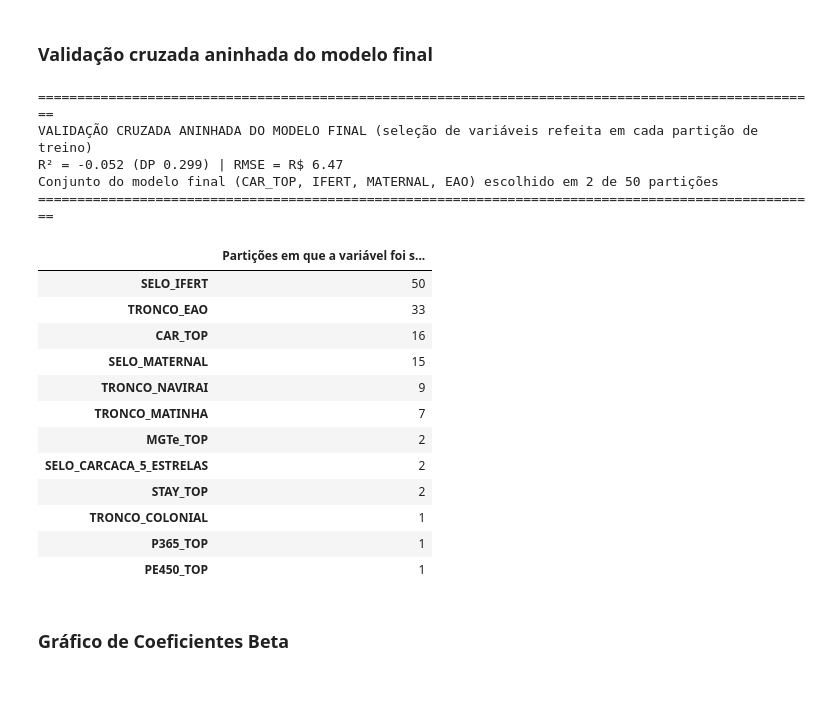
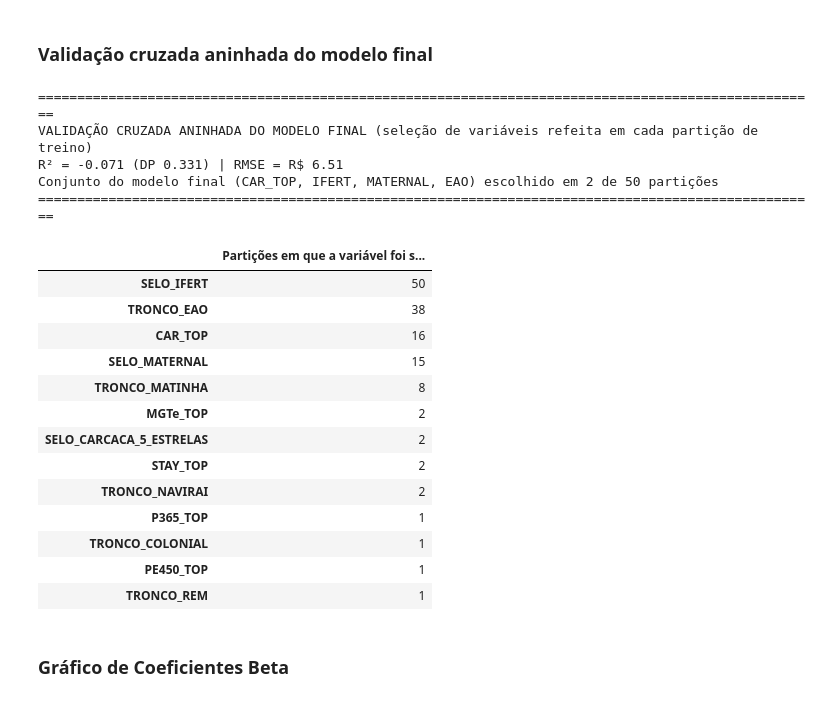
Before and after one commit to Sandro-IFTM/Rafael_Proj04, a Jupyter notebook: 13_multivariada_total.ipynb, the cells around one changed output. Saved outputs shown, nothing was run; the diff lists cells and outputs as text; code cells hidden in the pictures.

```diff
--- a/13_multivariada_total.ipynb
+++ b/13_multivariada_total.ipynb
@@ -591,6 +591,8 @@ IMPORTÂNCIA DOS ATRIBUTOS: MDI (RANKING GLOBAL) x PERMUTAÇÃO (DADOS DE TESTE)
 #   no Random Forest) e depois avaliadas na validação cruzada acima: o R² fora da amostra fica otimista, porque a
 #   seleção já "viu" os touros de teste. Aqui a mesma regra de seleção é refeita DENTRO de cada partição de treino,
 #   com as mesmas 50 partições (5 x 10, random_state=42), e o modelo escolhido é avaliado nos touros de teste.
+#   Ajuste de 15/10/2026 (ver N_MIN abaixo): R² de -5,2% para -7,1% e RMSE de R$ 6,47 para R$ 6,51; IFERT continua
+#   em 50 partições, MATERNAL em 15 e o conjunto do modelo final em 2; Naviraí cai de 9 para 2 partições.
 from collections import Counter
 from sklearn.metrics import r2_score, mean_squared_error
 
@@ -598,54 +600,65 @@ DEPS_SEL = DEPS_TODAS
 SELOS_SEL = list(SELOS_MODELO.keys())
 LIN_SEL = list(troncos.keys())
 
+# Revisão v8 (out/2026): selos e linhagens com menos de N_MIN touros na partição de treino ficam fora da seleção. Com
+#   1 touro, a alavancagem é 1 e o erro-padrão HC3 divide por zero (aviso "divide by zero"); com 2, fica instável e o
+#   p-valor pode sair artificialmente baixo (Naviraí, com 3 touros na amostra, era selecionada em 9 partições).
+#   N_MIN = 3 é o mesmo mínimo de touros por grupo da Tabela 3 do artigo.
+N_MIN = 3
+
+def presentes(d_tr, grupo):
+    return [v for v in grupo if d_tr[v].sum() >= N_MIN]
+
 def seleciona_variaveis(d_tr, y_tr):
     sel = []
-    for grupo in (DEPS_SEL, SELOS_SEL):
+    for grupo in (DEPS_SEL, presentes(d_tr, SELOS_SEL)):
         m = sm.OLS(y_tr, sm.add_constant(d_tr[grupo])).fit(cov_type='HC3')
         sel += [v for v in grupo if m.pvalues[v] < 0.05]
-    m = sm.OLS(y_tr, sm.add_constant(d_tr[LIN_SEL])).fit(cov_type='HC3')
-    lin = [v for v in LIN_SEL if m.pvalues[v] < 0.05]
+    lin_ok = presentes(d_tr, LIN_SEL)
+    m = sm.OLS(y_tr, sm.add_constant(d_tr[lin_ok])).fit(cov_type='HC3')
+    lin = [v for v in lin_ok if m.pvalues[v] < 0.05]
     if not lin:  # como no artigo: sem linhagem significativa, entra a de maior importância no Random Forest
-        rf_l = RandomForestRegressor(n_estimators=500, random_state=42, max_features='sqrt', n_jobs=-1).fit(d_tr[LIN_SEL], y_tr)
-        lin = [LIN_SEL[int(np.argmax(rf_l.feature_importances_))]]
+        rf_l = RandomForestRegressor(n_estimators=500, random_state=42, max_features='sqrt', n_jobs=-1).fit(d_tr[lin_ok], y_tr)
+        lin = [lin_ok[int(np.argmax(rf_l.feature_importances_))]]
     return sel + lin
 
 r2_an, rmse_an, escolhas = [], [], []
 for tr, te in RepeatedKFold(n_splits=5, n_repeats=10, random_state=42).split(X_rf):
     d_tr, y_tr = df_rf_clean.iloc[tr], y_rf.iloc[tr]
     vs = seleciona_variaveis(d_tr, y_tr)
     escolhas.append(tuple(vs))
     pred = LinearRegression().fit(d_tr[vs], y_tr).predict(df_rf_clean.iloc[te][vs])
     r2_an.append(r2_score(y_rf.iloc[te], pred))
     rmse_an.append(mean_squared_error(y_rf.iloc[te], pred) ** 0.5)
 
 print("=" * 100)
 print("VALIDAÇÃO CRUZADA ANINHADA DO MODELO FINAL (seleção de variáveis refeita em cada partição de treino)")
 print(f"R² = {np.mean(r2_an):.3f} (DP {np.std(r2_an):.3f}) | RMSE = R$ {np.mean(rmse_an):.2f}")
 print(f"Conjunto do modelo final (CAR_TOP, IFERT, MATERNAL, EAO) escolhido em "
       f"{sum(set(e) == set(VARS_FINAL) for e in escolhas)} de {len(escolhas)} partições")
 print("=" * 100)
 freq = Counter(v for e in escolhas for v in e)
 display(pd.Series(freq, name='Partições em que a variável foi selecionada').sort_values(ascending=False).to_frame())
 # %% [output]
 ====================================================================================================
 VALIDAÇÃO CRUZADA ANINHADA DO MODELO FINAL (seleção de variáveis refeita em cada partição de treino)
-R² = -0.052 (DP 0.299) | RMSE = R$ 6.47
+R² = -0.071 (DP 0.331) | RMSE = R$ 6.51
 Conjunto do modelo final (CAR_TOP, IFERT, MATERNAL, EAO) escolhido em 2 de 50 partições
 ====================================================================================================
 |  | Partições em que a variável foi s... |
 | SELO_IFERT | 50 |
-| TRONCO_EAO | 33 |
+| TRONCO_EAO | 38 |
 | CAR_TOP | 16 |
 | SELO_MATERNAL | 15 |
-| TRONCO_NAVIRAI | 9 |
-| TRONCO_MATINHA | 7 |
+| TRONCO_MATINHA | 8 |
 | MGTe_TOP | 2 |
 | SELO_CARCACA_5_ESTRELAS | 2 |
 | STAY_TOP | 2 |
+| TRONCO_NAVIRAI | 2 |
+| P365_TOP | 1 |
 | TRONCO_COLONIAL | 1 |
-| P365_TOP | 1 |
 | PE450_TOP | 1 |
+| TRONCO_REM | 1 |
 # %% [markdown]
 ###  Gráfico de Coeficientes Beta
 # %%
```
Also changed, not shown: parts of 5 cells of this notebook, 7 other files.
